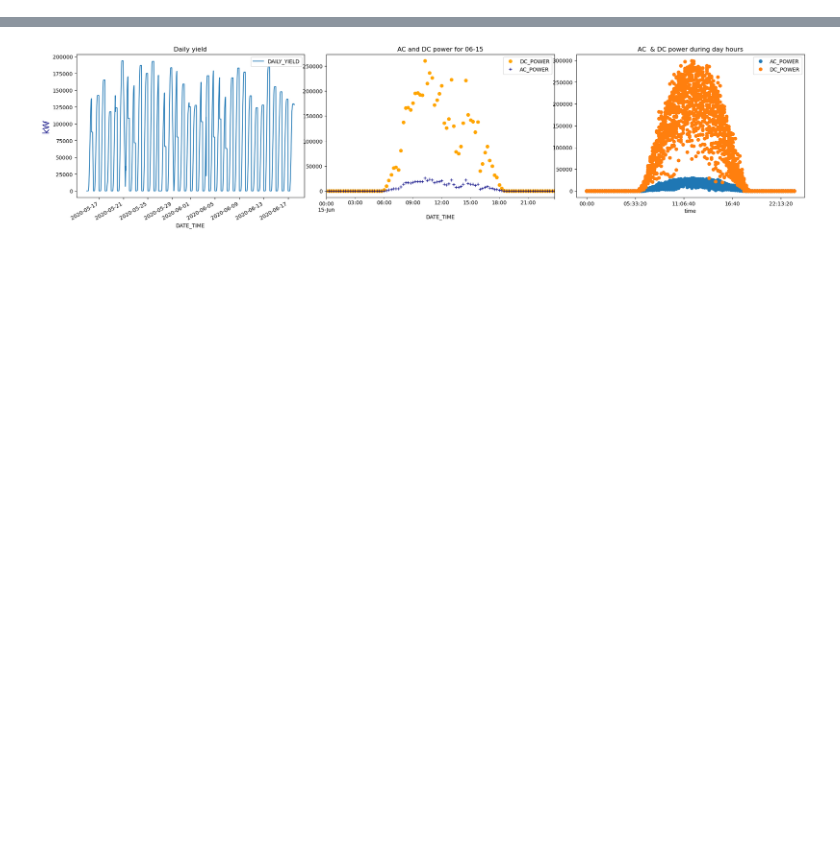
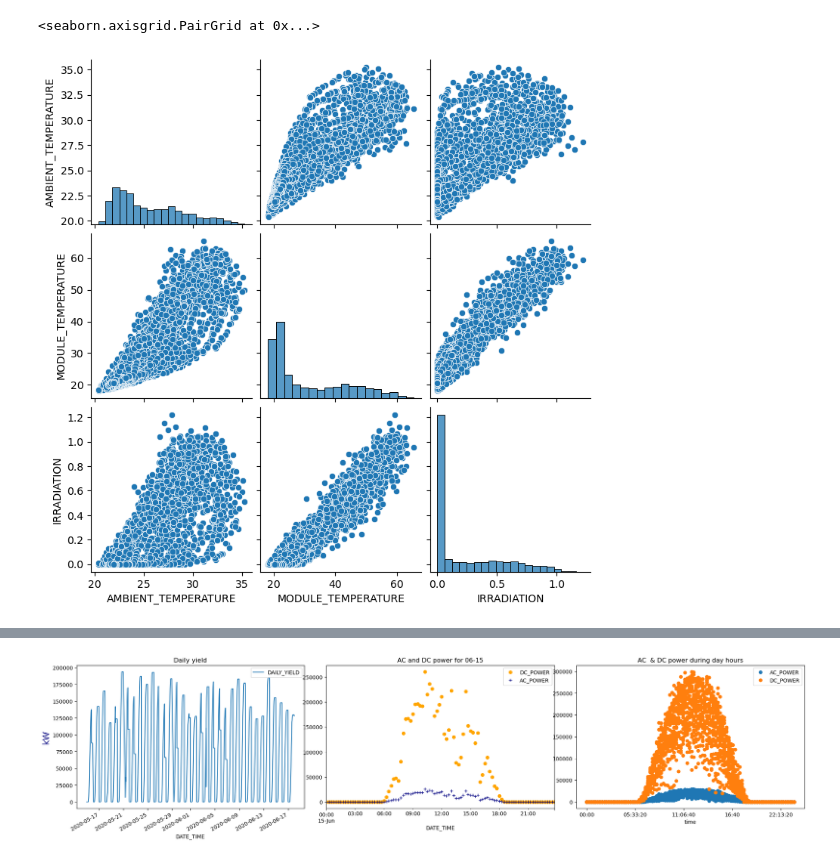
Before and after one commit to sedimir/SediMir, a Jupyter notebook: solar-power-generation.ipynb, the cells around one changed output, grey strips where cells are left out. Cells and saved outputs as stored; diff of their text form; code cells hidden in the pictures; blank space fills up the shorter version.

```diff
--- a/solar-power-generation.ipynb
+++ b/solar-power-generation.ipynb
@@ -102 +167,11 @@ Text(0.5, 1.0, 'gen1c month')
+# %%
+from datetime import datetime
+custom_date_parser = lambda x: datetime.strptime(x, '%Y-%m-%d %H:%M:%S')
+sen1=pd.read_csv('/kaggle/input/solar-power-generation-data/Plant_1_Weather_Sensor_Data.csv',index_col='DATE_TIME', parse_dates=['DATE_TIME'], date_parser=custom_date_parser)
+sen1.drop(['PLANT_ID','SOURCE_KEY'],axis=1, inplace=True)
+# %%
+sns.pairplot(sen1)
+# %% [output]
+<seaborn.axisgrid.PairGrid at 0x...>
+[figure, added]
 # %%
```
Also changed, not shown: parts of 18 cells of this notebook.
